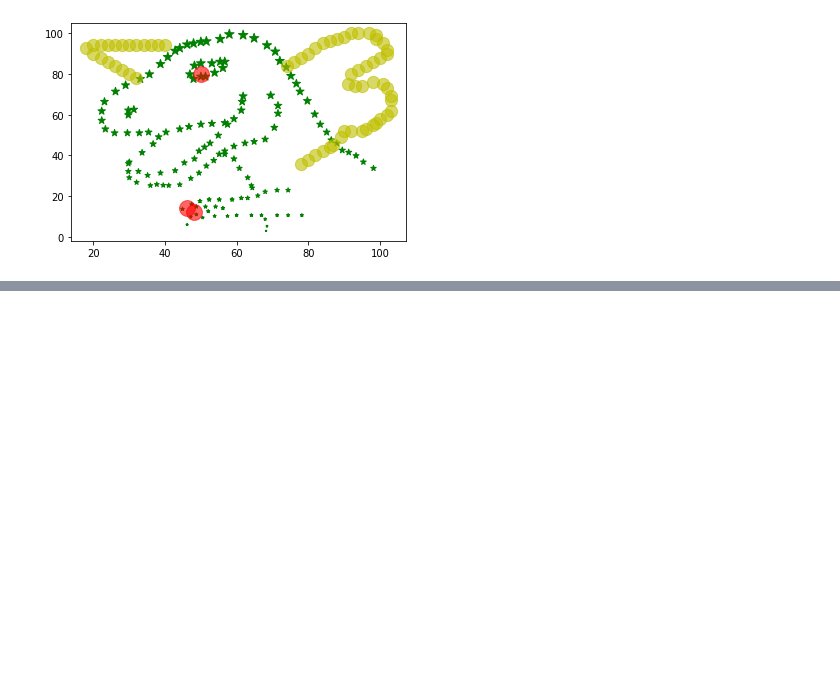
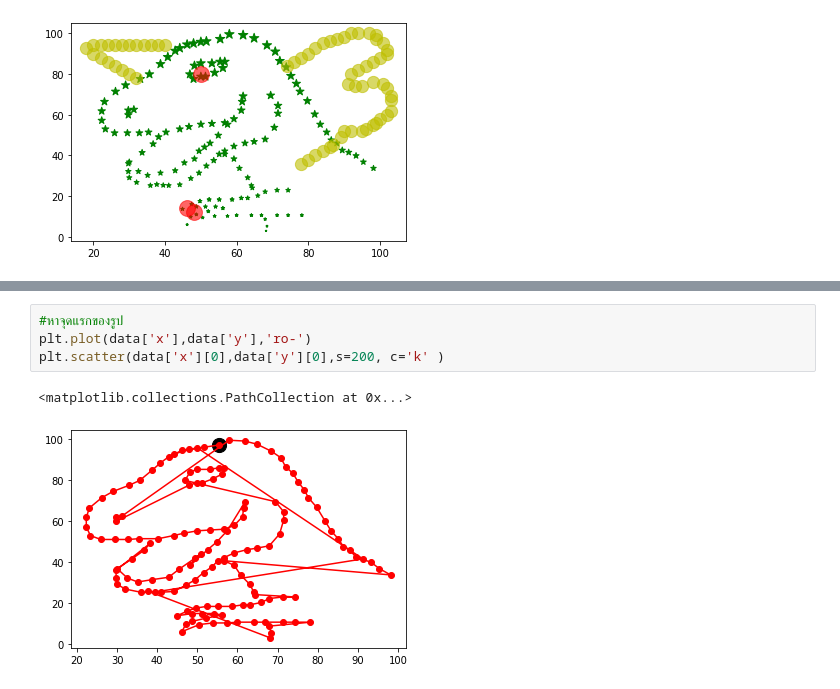
Before and after one commit to waraporn19/KKU_data_mining, a Jupyter notebook: Data102.ipynb, the cells around one changed output, grey strips where cells are left out. Cells and saved outputs as stored; diff of their text form; blank space fills up the shorter version.

```diff
--- a/Data102.ipynb
+++ b/Data102.ipynb
@@ -121,0 +136,7 @@ plt.scatter([48,46,50],[12,14,80],s=250,alpha=0.6,c='r')
+# %%
+#หาจุดแรกของรูป
+plt.plot(data['x'],data['y'],'ro-')
+plt.scatter(data['x'][0],data['y'][0],s=200, c='k' )
+# %% [output]
+<matplotlib.collections.PathCollection at 0x...>
+[figure, added]
```
Also changed, not shown: parts of 22 cells of this notebook.
